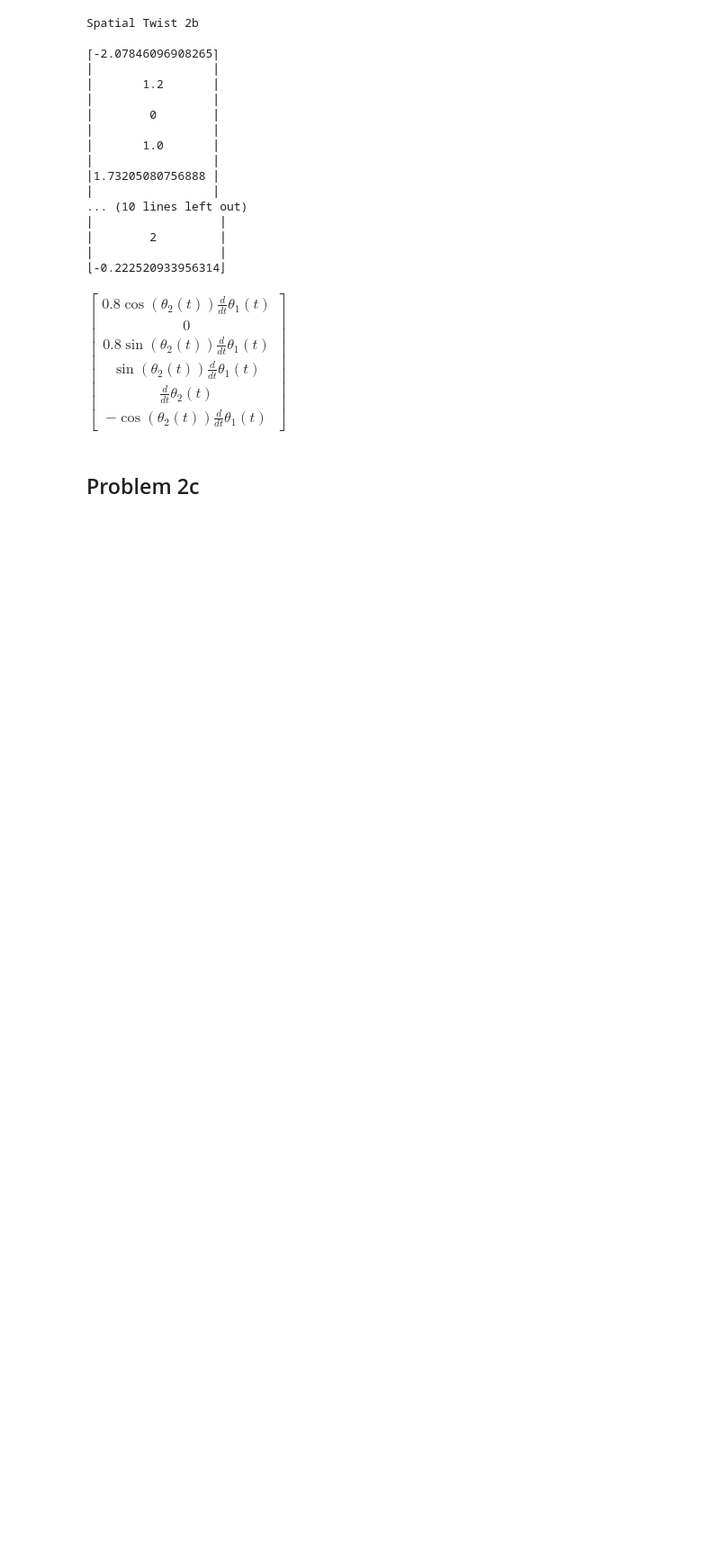
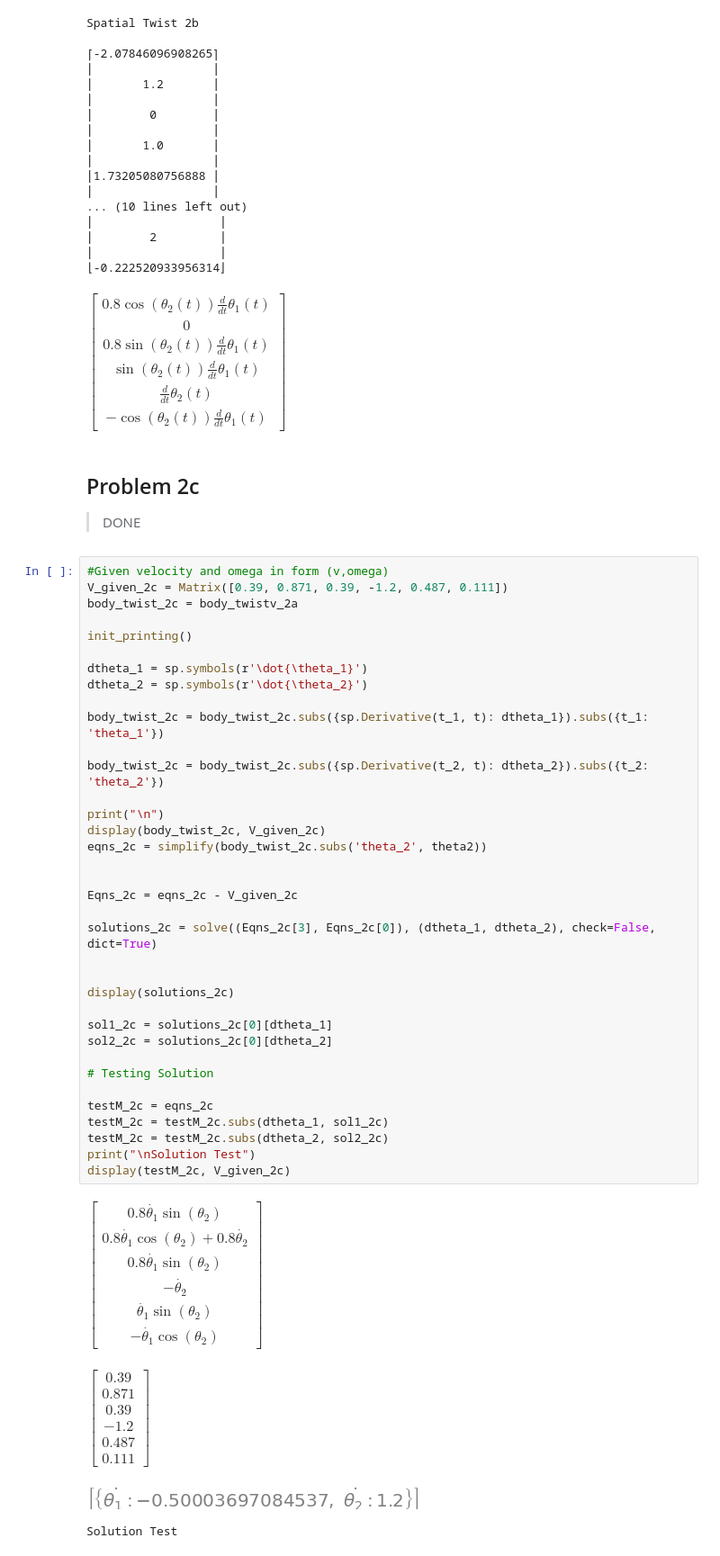
Before and after one commit to Milbert12/Robotics-Project1, a Jupyter notebook: Problems_12.ipynb, the cells around one changed output. Shown at 90% size. Cells and saved outputs as stored; diff of their text form; blank space fills up the shorter version.

Commit message:
2c 2d Done

```diff
--- a/Problems_12.ipynb
+++ b/Problems_12.ipynb
@@ -428,3 +438,45 @@ Spatial Twist 2b
 $\displaystyle \left[\begin{matrix}0.8 \cos{\left(\theta_{2}{\left(t \right)} \right)} \frac{d}{d t} \theta_{1}{\left(t \right)}\\0\\0.8 \sin{\left(\theta_{2}{\left(t \right)} \right)} \frac{d}{d t} \theta_{1}{\left(t \right)}\\\sin{\left(\theta_{2}{\left(t \right)} \right)} \frac{d}{d t} \theta_{1}{\left(t \right)}\\\frac{d}{d t} \theta_{2}{\left(t \right)}\\- \cos{\left(\theta_{2}{\left(t \right)} \right)} \frac{d}{d t} \theta_{1}{\left(t \right)}\end{matrix}\right]$
 # %% [markdown]
 ## Problem 2c
+> DONE
+# %%
+#Given velocity and omega in form (v,omega)
+V_given_2c = Matrix([0.39, 0.871, 0.39, -1.2, 0.487, 0.111])
+body_twist_2c = body_twistv_2a
+
+init_printing()
+
+dtheta_1 = sp.symbols(r'\dot{\theta_1}')
+dtheta_2 = sp.symbols(r'\dot{\theta_2}')
+
+body_twist_2c = body_twist_2c.subs({sp.Derivative(t_1, t): dtheta_1}).subs({t_1: 'theta_1'})
+
+body_twist_2c = body_twist_2c.subs({sp.Derivative(t_2, t): dtheta_2}).subs({t_2: 'theta_2'})
+
+print("\n")
+display(body_twist_2c, V_given_2c)
+eqns_2c = simplify(body_twist_2c.subs('theta_2', theta2))
+
+
+Eqns_2c = eqns_2c - V_given_2c
+
+solutions_2c = solve((Eqns_2c[3], Eqns_2c[0]), (dtheta_1, dtheta_2), check=False, dict=True)
+
+
+display(solutions_2c)
+
+sol1_2c = solutions_2c[0][dtheta_1]
+sol2_2c = solutions_2c[0][dtheta_2]
+
+# Testing Solution
+
+testM_2c = eqns_2c
+testM_2c = testM_2c.subs(dtheta_1, sol1_2c)
+testM_2c = testM_2c.subs(dtheta_2, sol2_2c)
+print("\nSolution Test")
+display(testM_2c, V_given_2c)
+# %% [output]
+$\displaystyle \left[\begin{matrix}0.8 \dot{\theta_1} \sin{\left(\theta_{2} \right)}\\0.8 \dot{\theta_1} \cos{\left(\theta_{2} \right)} + 0.8 \dot{\theta_2}\\0.8 \dot{\theta_1} \sin{\left(\theta_{2} \right)}\\- \dot{\theta_2}\\\dot{\theta_1} \sin{\left(\theta_{2} \right)}\\- \dot{\theta_1} \cos{\left(\theta_{2} \right)}\end{matrix}\right]$
+$\displaystyle \left[\begin{matrix}0.39\\0.871\\0.39\\-1.2\\0.487\\0.111\end{matrix}\right]$
+[figure, added]
+Solution Test
```
Also changed, not shown: parts of 7 cells of this notebook.
